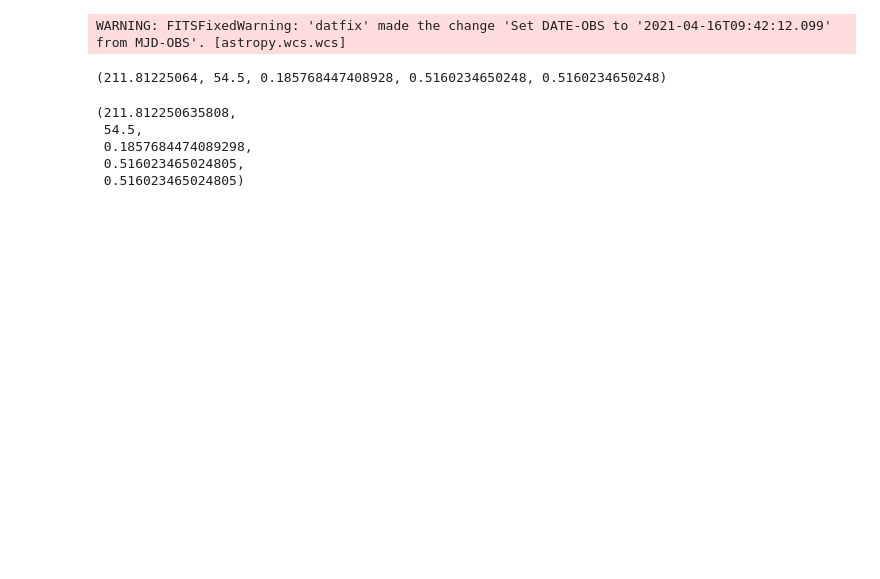
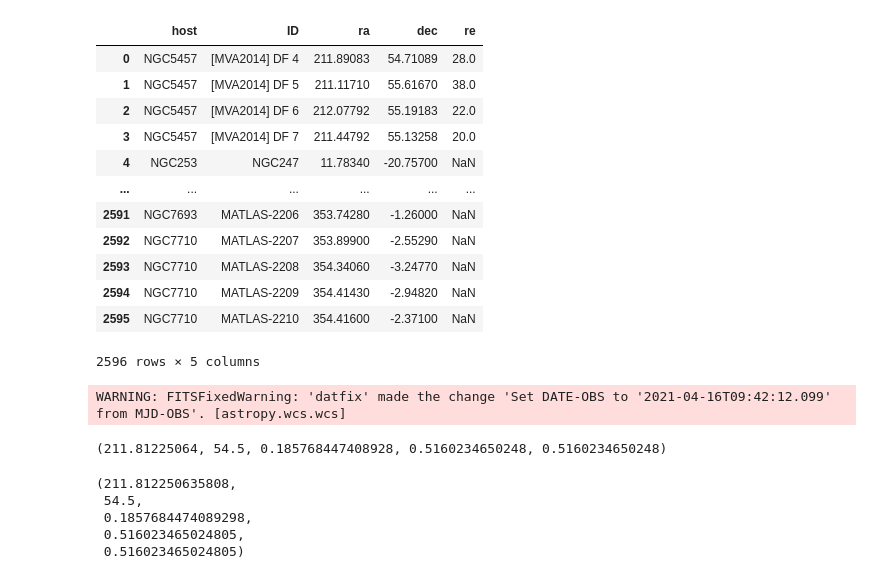
Before and after one commit to heesters-nick/TileSlicer, a Jupyter notebook: notebooks/download_data_make_cutouts.ipynb, the cells around one changed output. Cells and saved outputs as stored; diff of their text form; code cells hidden in the pictures; blank space fills up the shorter version.

```diff
--- a/notebooks/download_data_make_cutouts.ipynb
+++ b/notebooks/download_data_make_cutouts.ipynb
@@ -63,3 +113,20 @@ fits_file_i = 'PS-DR3.246.289.i.fits'
+# %%
+known_dwarfs = pd.read_csv(tables+'known_dwarfs.csv')
+known_dwarfs
+# %% [output]
+|  | host | ID | ra | dec | re |
+| 0 | NGC5457 | [MVA2014] DF 4 | 211.89083 | 54.71089 | 28.0 |
+| 1 | NGC5457 | [MVA2014] DF 5 | 211.11710 | 55.61670 | 38.0 |
+| 2 | NGC5457 | [MVA2014] DF 6 | 212.07792 | 55.19183 | 22.0 |
+| 3 | NGC5457 | [MVA2014] DF 7 | 211.44792 | 55.13258 | 20.0 |
+| 4 | NGC253 | NGC247 | 11.78340 | -20.75700 | NaN |
+| ... | ... | ... | ... | ... | ... |
+| 2591 | NGC7693 | MATLAS-2206 | 353.74280 | -1.26000 | NaN |
+| 2592 | NGC7710 | MATLAS-2207 | 353.89900 | -2.55290 | NaN |
+| 2593 | NGC7710 | MATLAS-2208 | 354.34060 | -3.24770 | NaN |
+| 2594 | NGC7710 | MATLAS-2209 | 354.41430 | -2.94820 | NaN |
+| 2595 | NGC7710 | MATLAS-2210 | 354.41600 | -2.37100 | NaN |
+2596 rows × 5 columns
 # %%
 file = os.path.join(file_path,fits_file_u)
 show_scale(file)
```
Also changed, not shown: parts of 7 cells of this notebook, 8 other files.
